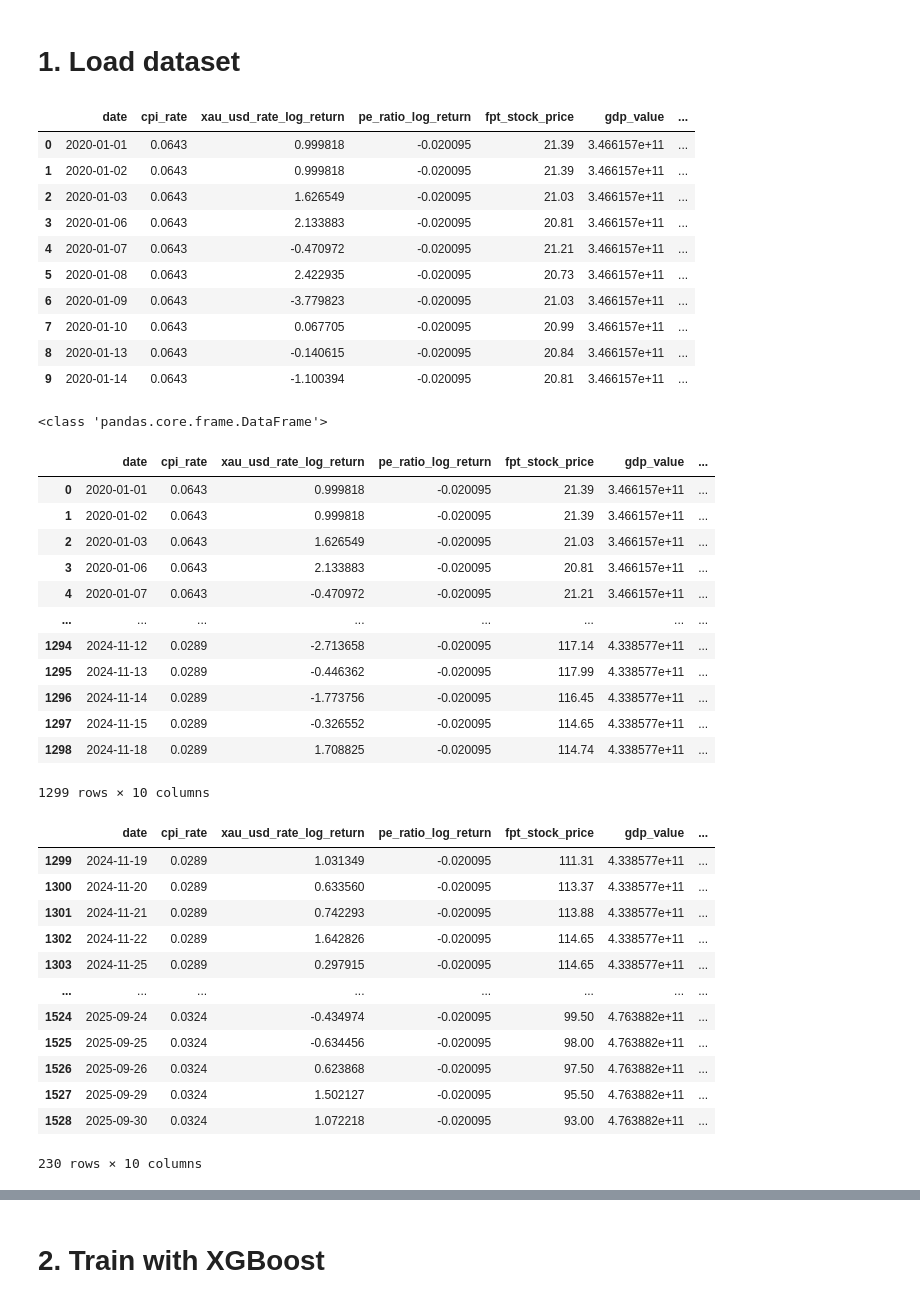
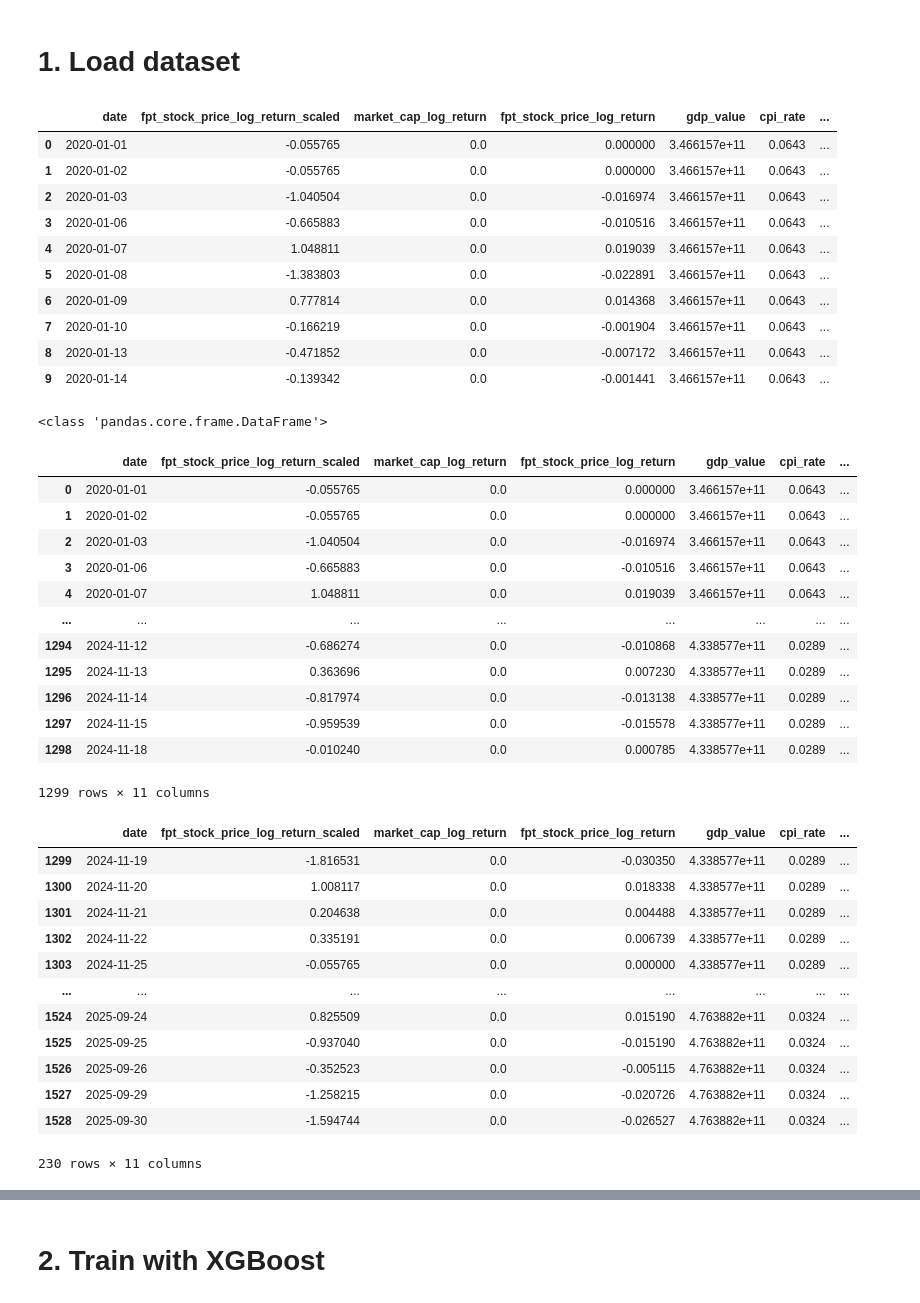
Before and after one commit to nguyenlog205/ds111-uit-stock-price-analysis, a Jupyter notebook: notebook/modeling/xgboost_price.ipynb, the cells around one changed output, grey strips where cells are left out. Saved outputs shown, nothing was run; the diff lists cells and outputs as text; code cells hidden in the pictures.

```diff
--- a/notebook/modeling/xgboost_price.ipynb
+++ b/notebook/modeling/xgboost_price.ipynb
@@ -9,20 +9,20 @@ from sklearn.preprocessing import StandardScaler
 # %% [markdown]
 # 1. Load dataset
 # %%
-df = pd.read_csv(r'..\..\data\preprocessed_dataset.csv')
+df = pd.read_csv(r'..\..\data\predictive_modeling.csv')
 df.head(10)
 # %% [output]
-|  | date | cpi_rate | xau_usd_rate_log_return | pe_ratio_log_return | fpt_stock_price | gdp_value | ... |
-| 0 | 2020-01-01 | 0.0643 | 0.999818 | -0.020095 | 21.39 | 3.466157e+11 | ... |
-| 1 | 2020-01-02 | 0.0643 | 0.999818 | -0.020095 | 21.39 | 3.466157e+11 | ... |
-| 2 | 2020-01-03 | 0.0643 | 1.626549 | -0.020095 | 21.03 | 3.466157e+11 | ... |
-| 3 | 2020-01-06 | 0.0643 | 2.133883 | -0.020095 | 20.81 | 3.466157e+11 | ... |
-| 4 | 2020-01-07 | 0.0643 | -0.470972 | -0.020095 | 21.21 | 3.466157e+11 | ... |
-| 5 | 2020-01-08 | 0.0643 | 2.422935 | -0.020095 | 20.73 | 3.466157e+11 | ... |
-| 6 | 2020-01-09 | 0.0643 | -3.779823 | -0.020095 | 21.03 | 3.466157e+11 | ... |
-| 7 | 2020-01-10 | 0.0643 | 0.067705 | -0.020095 | 20.99 | 3.466157e+11 | ... |
-| 8 | 2020-01-13 | 0.0643 | -0.140615 | -0.020095 | 20.84 | 3.466157e+11 | ... |
-| 9 | 2020-01-14 | 0.0643 | -1.100394 | -0.020095 | 20.81 | 3.466157e+11 | ... |
+|  | date | fpt_stock_price_log_return_scaled | market_cap_log_return | fpt_stock_price_log_return | gdp_value | cpi_rate | ... |
+| 0 | 2020-01-01 | -0.055765 | 0.0 | 0.000000 | 3.466157e+11 | 0.0643 | ... |
+| 1 | 2020-01-02 | -0.055765 | 0.0 | 0.000000 | 3.466157e+11 | 0.0643 | ... |
+| 2 | 2020-01-03 | -1.040504 | 0.0 | -0.016974 | 3.466157e+11 | 0.0643 | ... |
+| 3 | 2020-01-06 | -0.665883 | 0.0 | -0.010516 | 3.466157e+11 | 0.0643 | ... |
+| 4 | 2020-01-07 | 1.048811 | 0.0 | 0.019039 | 3.466157e+11 | 0.0643 | ... |
+| 5 | 2020-01-08 | -1.383803 | 0.0 | -0.022891 | 3.466157e+11 | 0.0643 | ... |
+| 6 | 2020-01-09 | 0.777814 | 0.0 | 0.014368 | 3.466157e+11 | 0.0643 | ... |
+| 7 | 2020-01-10 | -0.166219 | 0.0 | -0.001904 | 3.466157e+11 | 0.0643 | ... |
+| 8 | 2020-01-13 | -0.471852 | 0.0 | -0.007172 | 3.466157e+11 | 0.0643 | ... |
+| 9 | 2020-01-14 | -0.139342 | 0.0 | -0.001441 | 3.466157e+11 | 0.0643 | ... |
 # %%
 train, test = train_test_split(df, test_size=0.15, shuffle=False)
 # %%
@@ -30,35 +30,35 @@ print(type(train))
 train
 # %% [output]
 <class 'pandas.core.frame.DataFrame'>
-|  | date | cpi_rate | xau_usd_rate_log_return | pe_ratio_log_return | fpt_stock_price | gdp_value | ... |
-| 0 | 2020-01-01 | 0.0643 | 0.999818 | -0.020095 | 21.39 | 3.466157e+11 | ... |
-| 1 | 2020-01-02 | 0.0643 | 0.999818 | -0.020095 | 21.39 | 3.466157e+11 | ... |
-| 2 | 2020-01-03 | 0.0643 | 1.626549 | -0.020095 | 21.03 | 3.466157e+11 | ... |
-| 3 | 2020-01-06 | 0.0643 | 2.133883 | -0.020095 | 20.81 | 3.466157e+11 | ... |
-| 4 | 2020-01-07 | 0.0643 | -0.470972 | -0.020095 | 21.21 | 3.466157e+11 | ... |
+|  | date | fpt_stock_price_log_return_scaled | market_cap_log_return | fpt_stock_price_log_return | gdp_value | cpi_rate | ... |
+| 0 | 2020-01-01 | -0.055765 | 0.0 | 0.000000 | 3.466157e+11 | 0.0643 | ... |
+| 1 | 2020-01-02 | -0.055765 | 0.0 | 0.000000 | 3.466157e+11 | 0.0643 | ... |
+| 2 | 2020-01-03 | -1.040504 | 0.0 | -0.016974 | 3.466157e+11 | 0.0643 | ... |
+| 3 | 2020-01-06 | -0.665883 | 0.0 | -0.010516 | 3.466157e+11 | 0.0643 | ... |
+| 4 | 2020-01-07 | 1.048811 | 0.0 | 0.019039 | 3.466157e+11 | 0.0643 | ... |
 | ... | ... | ... | ... | ... | ... | ... | ... |
-| 1294 | 2024-11-12 | 0.0289 | -2.713658 | -0.020095 | 117.14 | 4.338577e+11 | ... |
-| 1295 | 2024-11-13 | 0.0289 | -0.446362 | -0.020095 | 117.99 | 4.338577e+11 | ... |
-| 1296 | 2024-11-14 | 0.0289 | -1.773756 | -0.020095 | 116.45 | 4.338577e+11 | ... |
-| 1297 | 2024-11-15 | 0.0289 | -0.326552 | -0.020095 | 114.65 | 4.338577e+11 | ... |
-| 1298 | 2024-11-18 | 0.0289 | 1.708825 | -0.020095 | 114.74 | 4.338577e+11 | ... |
+| 1294 | 2024-11-12 | -0.686274 | 0.0 | -0.010868 | 4.338577e+11 | 0.0289 | ... |
+| 1295 | 2024-11-13 | 0.363696 | 0.0 | 0.007230 | 4.338577e+11 | 0.0289 | ... |
+| 1296 | 2024-11-14 | -0.817974 | 0.0 | -0.013138 | 4.338577e+11 | 0.0289 | ... |
+| 1297 | 2024-11-15 | -0.959539 | 0.0 | -0.015578 | 4.338577e+11 | 0.0289 | ... |
+| 1298 | 2024-11-18 | -0.010240 | 0.0 | 0.000785 | 4.338577e+11 | 0.0289 | ... |
-1299 rows × 10 columns
+1299 rows × 11 columns
 # %%
 test
 # %% [output]
-|  | date | cpi_rate | xau_usd_rate_log_return | pe_ratio_log_return | fpt_stock_price | gdp_value | ... |
-| 1299 | 2024-11-19 | 0.0289 | 1.031349 | -0.020095 | 111.31 | 4.338577e+11 | ... |
-| 1300 | 2024-11-20 | 0.0289 | 0.633560 | -0.020095 | 113.37 | 4.338577e+11 | ... |
-| 1301 | 2024-11-21 | 0.0289 | 0.742293 | -0.020095 | 113.88 | 4.338577e+11 | ... |
-| 1302 | 2024-11-22 | 0.0289 | 1.642826 | -0.020095 | 114.65 | 4.338577e+11 | ... |
-| 1303 | 2024-11-25 | 0.0289 | 0.297915 | -0.020095 | 114.65 | 4.338577e+11 | ... |
+|  | date | fpt_stock_price_log_return_scaled | market_cap_log_return | fpt_stock_price_log_return | gdp_value | cpi_rate | ... |
+| 1299 | 2024-11-19 | -1.816531 | 0.0 | -0.030350 | 4.338577e+11 | 0.0289 | ... |
+| 1300 | 2024-11-20 | 1.008117 | 0.0 | 0.018338 | 4.338577e+11 | 0.0289 | ... |
+| 1301 | 2024-11-21 | 0.204638 | 0.0 | 0.004488 | 4.338577e+11 | 0.0289 | ... |
+| 1302 | 2024-11-22 | 0.335191 | 0.0 | 0.006739 | 4.338577e+11 | 0.0289 | ... |
+| 1303 | 2024-11-25 | -0.055765 | 0.0 | 0.000000 | 4.338577e+11 | 0.0289 | ... |
 | ... | ... | ... | ... | ... | ... | ... | ... |
-| 1524 | 2025-09-24 | 0.0324 | -0.434974 | -0.020095 | 99.50 | 4.763882e+11 | ... |
-| 1525 | 2025-09-25 | 0.0324 | -0.634456 | -0.020095 | 98.00 | 4.763882e+11 | ... |
-| 1526 | 2025-09-26 | 0.0324 | 0.623868 | -0.020095 | 97.50 | 4.763882e+11 | ... |
-| 1527 | 2025-09-29 | 0.0324 | 1.502127 | -0.020095 | 95.50 | 4.763882e+11 | ... |
-| 1528 | 2025-09-30 | 0.0324 | 1.072218 | -0.020095 | 93.00 | 4.763882e+11 | ... |
+| 1524 | 2025-09-24 | 0.825509 | 0.0 | 0.015190 | 4.763882e+11 | 0.0324 | ... |
+| 1525 | 2025-09-25 | -0.937040 | 0.0 | -0.015190 | 4.763882e+11 | 0.0324 | ... |
+| 1526 | 2025-09-26 | -0.352523 | 0.0 | -0.005115 | 4.763882e+11 | 0.0324 | ... |
+| 1527 | 2025-09-29 | -1.258215 | 0.0 | -0.020726 | 4.763882e+11 | 0.0324 | ... |
+| 1528 | 2025-09-30 | -1.594744 | 0.0 | -0.026527 | 4.763882e+11 | 0.0324 | ... |
-230 rows × 10 columns
+230 rows × 11 columns
 # %%
 scaler_fpt = StandardScaler()
 scaler_gdp = StandardScaler()
```
Also changed, not shown: parts of 10 cells of this notebook, 3 other files.
